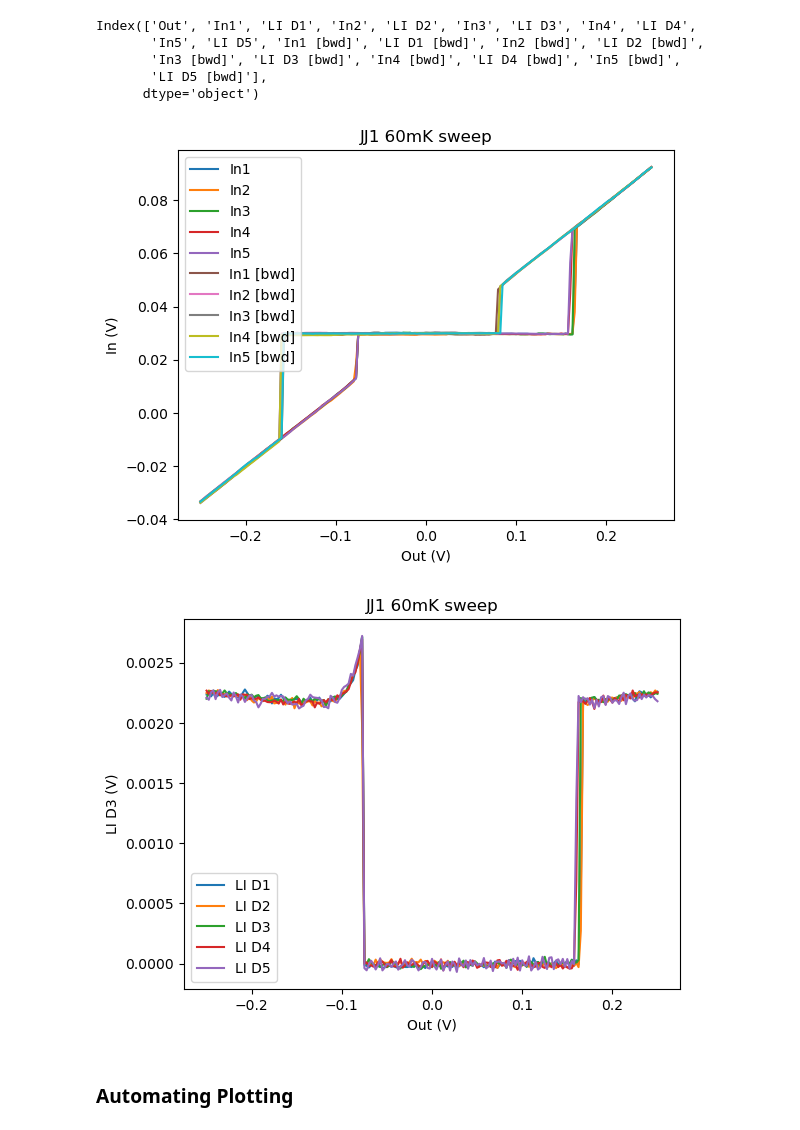
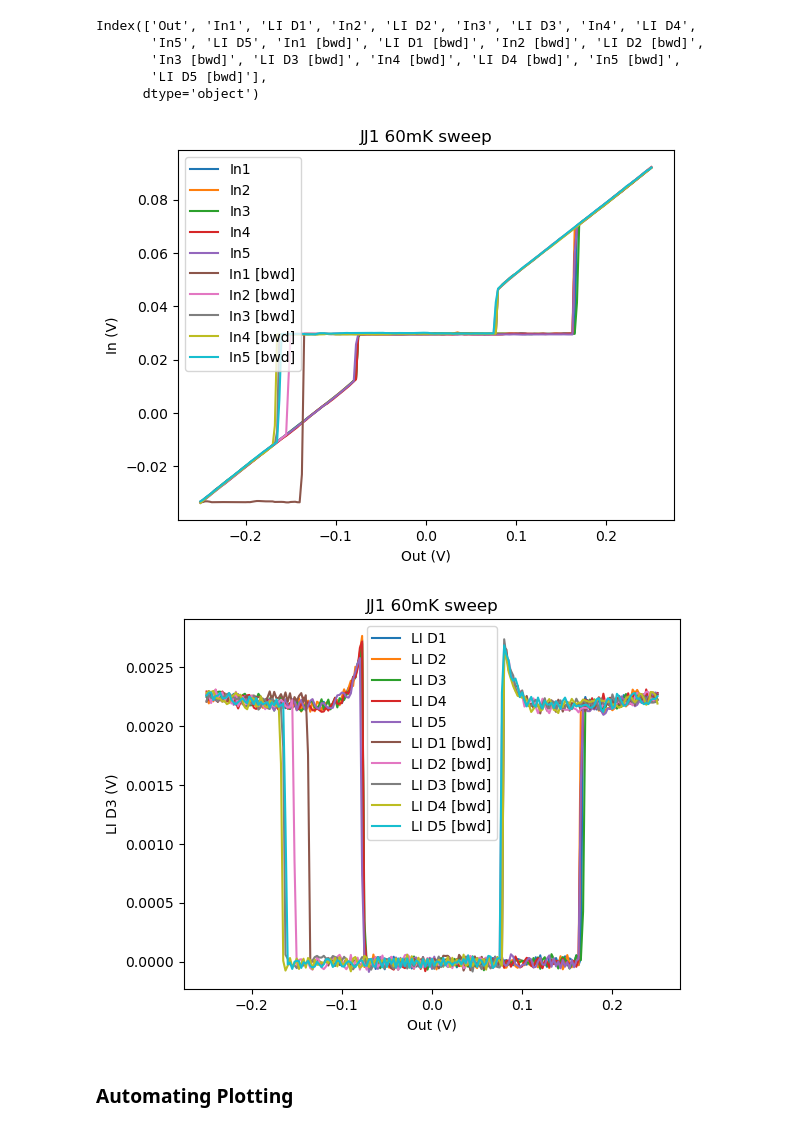
Before and after one commit to vamsisridhar/UROP_EXSS_2023, a Jupyter notebook: 10-7-23 JJ1 T-Dependence/data_analysis.ipynb, the cells around one changed output. Cells and saved outputs as stored; diff of their text form; code cells hidden in the pictures.

```diff
--- a/10-7-23 JJ1 T-Dependence/data_analysis.ipynb
+++ b/10-7-23 JJ1 T-Dependence/data_analysis.ipynb
@@ -15,7 +15,7 @@ TEMP_VALUES = [20, 30, 40, 50, 60, 70, 80, 100, 150, 200, 250, 300, 350, 400, 45
 # %% [markdown]
 Testing out "JJ1_TDep_300mK0001.dat"
 # %%
-df = pd.read_csv(f"{DATA_DIR}/JJ1_TDep_60mK00001.dat", skiprows=32, delimiter="\t", names= PD_NAMES)
+df = pd.read_csv(f"{DATA_DIR}/JJ1_TDep_30mK_200001.dat", skiprows=32, delimiter="\t", names= PD_NAMES)
 df.columns
 # %% [output]
 Index(['Out', 'In1', 'LI D1', 'In2', 'LI D2', 'In3', 'LI D3', 'In4', 'LI D4',
@@ -42,20 +42,26 @@ plt.xlabel("Out (V)")
 plt.legend()
 plt.show()
 # %% [output]
-[figure, old version]
+[figure, new version]
 # %%
 plt.plot(df["Out"], df["LI D1"], label = "LI D1")
 plt.plot(df["Out"], df["LI D2"], label = "LI D2")
 plt.plot(df["Out"], df["LI D3"], label = "LI D3")
 plt.plot(df["Out"], df["LI D4"], label = "LI D4")
 plt.plot(df["Out"], df["LI D5"], label = "LI D5")
+
+plt.plot(df["Out"], df["LI D1 [bwd]"], label = "LI D1 [bwd]")
+plt.plot(df["Out"], df["LI D2 [bwd]"], label = "LI D2 [bwd]")
+plt.plot(df["Out"], df["LI D3 [bwd]"], label = "LI D3 [bwd]")
+plt.plot(df["Out"], df["LI D4 [bwd]"], label = "LI D4 [bwd]")
+plt.plot(df["Out"], df["LI D5 [bwd]"], label = "LI D5 [bwd]")
 plt.title("JJ1 60mK sweep")
 plt.ylabel("LI D3 (V)")
 plt.xlabel("Out (V)")
 plt.legend()
 plt.show()
 # %% [output]
-[figure, old version]
+[figure, new version]
 # %% [markdown]
 ### Automating Plotting
 # %%
```
Also changed, not shown: parts of 3 cells of this notebook, 2 other files.
